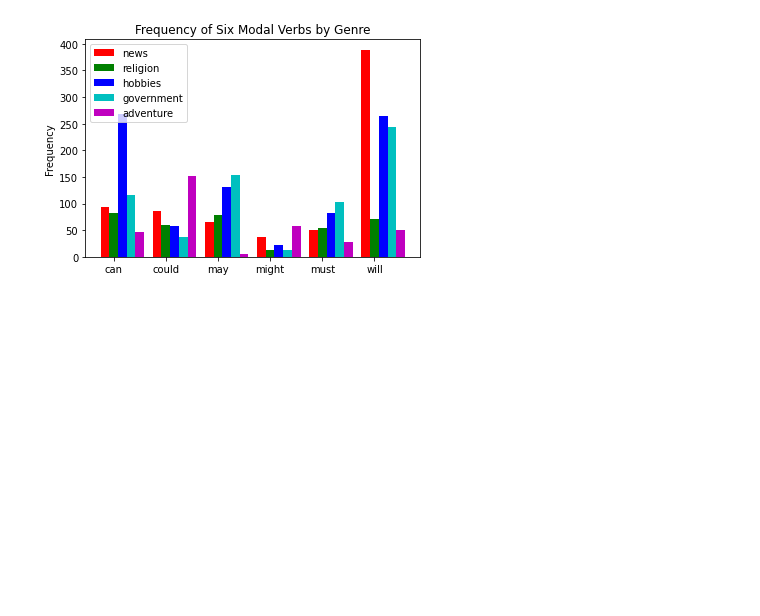
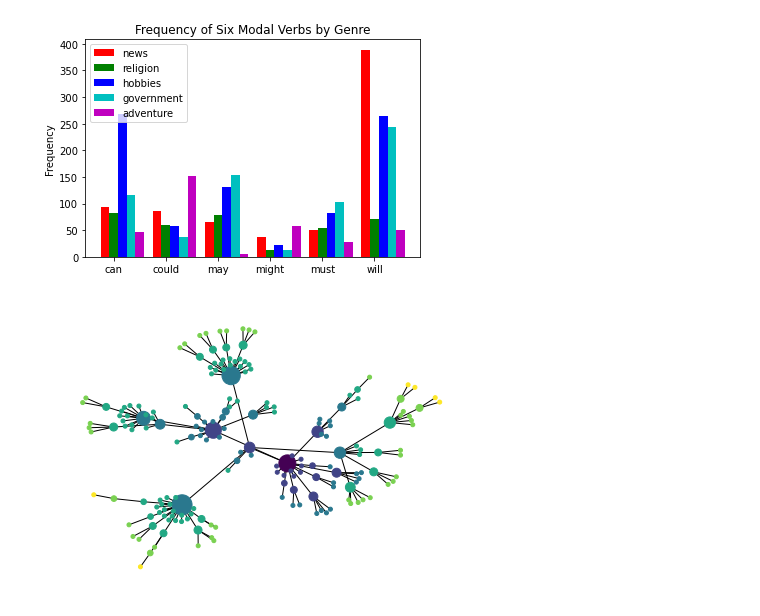
Before and after one commit to satisshhhhhh/NLP, a Jupyter notebook: NLP - Pract 2.ipynb, the cells around one changed output. Drawn from its saved outputs; the diff is of its cells as text; code cells hidden in the pictures; blank space fills up the shorter version.

```diff
--- a/NLP - Pract 2.ipynb
+++ b/NLP - Pract 2.ipynb
@@ -603,0 +609,24 @@ bar_chart(genres, modals, counts)
+# %%
+def traverse(graph, start, node):
+    graph.depth[node.name] = node.shortest_path_distance(start)
+    for child in node.hyponyms():
+        graph.add_edge(node.name, child.name)
+        traverse(graph, start, child)
+# %%
+def hyponym_graph(start):
+    G = nx.Graph()
+    G.depth = {}
+    traverse(G, start, start)
+    return G
+# %%
+def graph_draw(graph):
+    nx.draw(graph,node_size = [16 * graph.degree(n) for n in graph],
+            node_color = [graph.depth[n] for n in graph],
+            with_labels = False)
+    matplotlib.pyplot.show()
+# %%
+dog = wn.synset('dog.n.01')
+graph = hyponym_graph(dog)
+graph_draw(graph)
+# %% [output]
+[figure, added]
```
Also changed, not shown: parts of 1 cell of this notebook.
